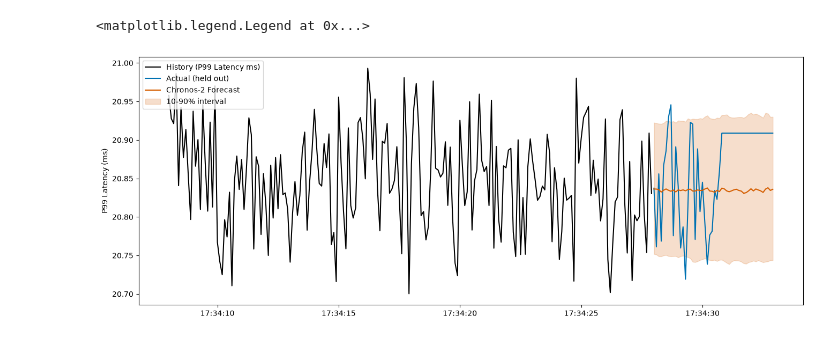
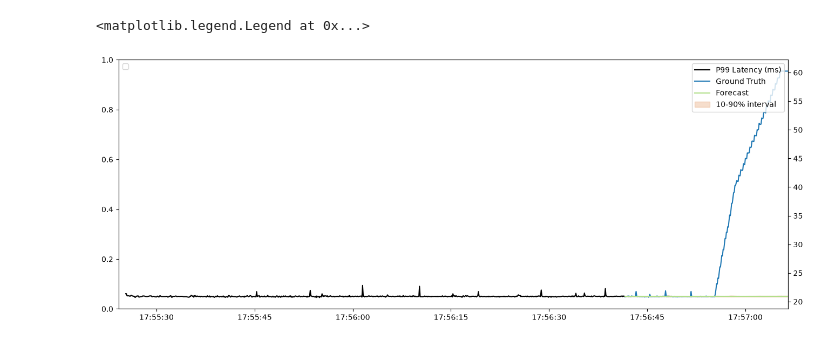
Before and after one commit to m-sef/ebpf-probe-chronos-forecasting, a Jupyter notebook: exp/webserver/graph.ipynb, the cells around one changed output. Drawn from its saved outputs; the diff is of its cells as text; code cells hidden in the pictures.

```diff
--- a/exp/webserver/graph.ipynb
+++ b/exp/webserver/graph.ipynb
@@ -40,7 +51,10 @@ subdirectory=""
 probe_data_frame  = transform_summary_csv(read_summary_as_csv(f"results/{subdirectory}summary.log"))
 
 p99_latency_ms = parse_vegeta_as_csv(f"results/{subdirectory}")
-probe_data_frame['p99_latency_ms'] = p99_latency_ms.reindex(probe_data_frame.index, method='ffill')
+# reindex(method='ffill') only fills index labels absent from p99_latency_ms; it does NOT
+# propagate through NaN values already present at matching labels (e.g. 100ms bins with no
+# requests). Chain a separate ffill() to actually carry the last known value forward.
+probe_data_frame['p99_latency_ms'] = p99_latency_ms.reindex(probe_data_frame.index).ffill()
 
 display(probe_data_frame)
 
@@ -79,5 +93,5 @@ raxis.legend(loc="upper right")
 # %%
-prediction_length = 50  # 5s of 100ms-resampled history, held out for backtesting
+prediction_length = 250
 
 model_data_frame = probe_data_frame.dropna().reset_index().rename(columns={'timestamp_ns': 'timestamp'})
 model_data_frame['item_id'] = "worker0"
@@ -135,21 +145,33 @@ display(forecast_data_frame)
 # %%
-figure, axis = matplotlib.pyplot.subplots(figsize=(16, 6))
+figure, laxis = matplotlib.pyplot.subplots(figsize=(16, 6))
+raxis = laxis.twinx()
 
-context_tail = train_data_frame.iloc[-200:]
-axis.plot(context_tail['timestamp'], context_tail['p99_latency_ms'], label="History (P99 Latency ms)", color="#000000")
-axis.plot(test_data_frame['timestamp'], test_data_frame['p99_latency_ms'], label="Actual (held out)", color="#0072B2")
-axis.plot(forecast_data_frame['timestamp'], forecast_data_frame['predictions'], label="Chronos-2 Forecast", color="#D55E00")
-axis.fill_between(
+laxis.set_prop_cycle(cycler(color=["#E69F00", "#56B4E9", "#009E73", "#F0E442"]))
+
+#laxis.plot(probe_data_frame['cpu-cycles'] / 1e3,     label="Kcpu-cycles/100ms")
+#laxis.plot(probe_data_frame['ref-cpu-cycles'] / 1e3, label="Kref-cycles/100ms")
+#laxis.plot(probe_data_frame['instructions'] / 1e3,   label="Kinstructions/100ms")
+#laxis.plot(probe_data_frame['cache-misses'],         label="cache-misses/100ms")
+
+raxis.plot(train_data_frame['timestamp'],    train_data_frame['p99_latency_ms'],  label="P99 Latency (ms)", color="#000000")
+raxis.plot(test_data_frame['timestamp'],     test_data_frame['p99_latency_ms'],  label="Ground Truth", color="#1f78b4")
+raxis.plot(forecast_data_frame['timestamp'], forecast_data_frame['predictions'], label="Forecast", color="#b2df8a")
+raxis.fill_between(
     forecast_data_frame['timestamp'],
     forecast_data_frame['0.1'],
     forecast_data_frame['0.9'],
     color="#D55E00",
     alpha=0.2,
     label="10-90% interval",
 )
 
-axis.set_ylabel("P99 Latency (ms)")
-axis.legend(loc="upper left")
+# twinx() shares the x-axis, so whichever axes autoscales last wins the shared xlim. Pin it
+# explicitly to the full data range (probe history through the end of the forecast) so the
+# P99 series doesn't get clipped to just its own plotted span.
+laxis.set_xlim(probe_data_frame.index.min(), forecast_data_frame['timestamp'].max())
+
+laxis.legend(loc="upper left")
+raxis.legend(loc="upper right")
 # %% [output]
 <matplotlib.legend.Legend at 0x...>
-[figure, old version]
+[figure, new version]
```
Also changed, not shown: parts of 5 cells of this notebook, 1 other file.
